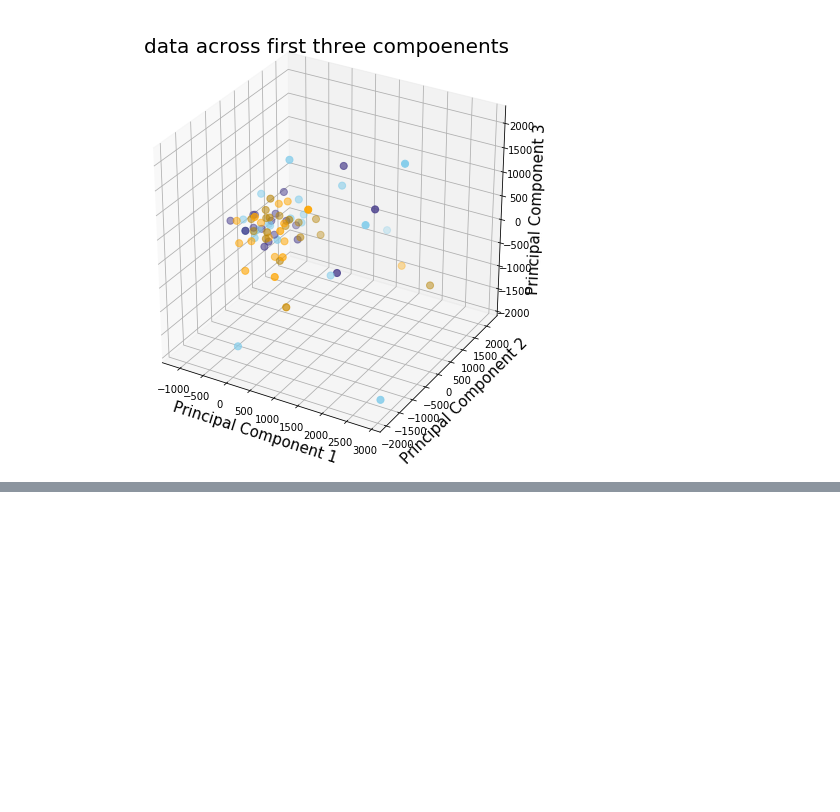
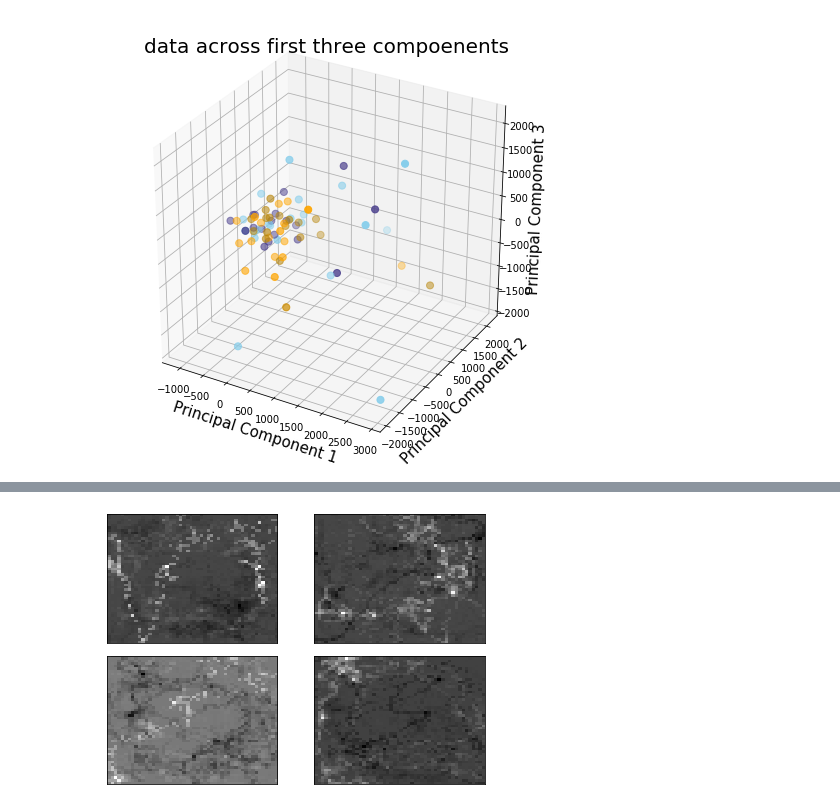
Before and after one commit to itsMahad/ManducaMultiSenseFeeding, a Jupyter notebook: M_Step3_PCA.ipynb, the cells around one changed output, grey strips where cells are left out. Cells and saved outputs as stored; diff of their text form; code cells hidden in the pictures; blank space fills up the shorter version.

```diff
--- a/M_Step3_PCA.ipynb
+++ b/M_Step3_PCA.ipynb
@@ -218,0 +314,16 @@ Text(0.5, 0.92, 'data across first three compoenents')
+# %%
+fig, axes = plt.subplots(2,2,figsize=(15,10),
+                         subplot_kw={'xticks':[], 'yticks':[]},
+                         gridspec_kw=dict(
+                             left = 0.125,
+                             right = 0.5,
+                             bottom = 0.125,
+                             top = 0.5,
+                             hspace=0.1,
+                             wspace=0.05
+                         ))
+for i, ax in enumerate(axes.flat):
+    ax.imshow(v1[i].reshape(image_shape),cmap="gray")
+#     ax.set_title('eigen vector # %i' %i)
+# %% [output]
+[figure, added]
```
Also changed, not shown: parts of 19 cells of this notebook, 2 other files.
